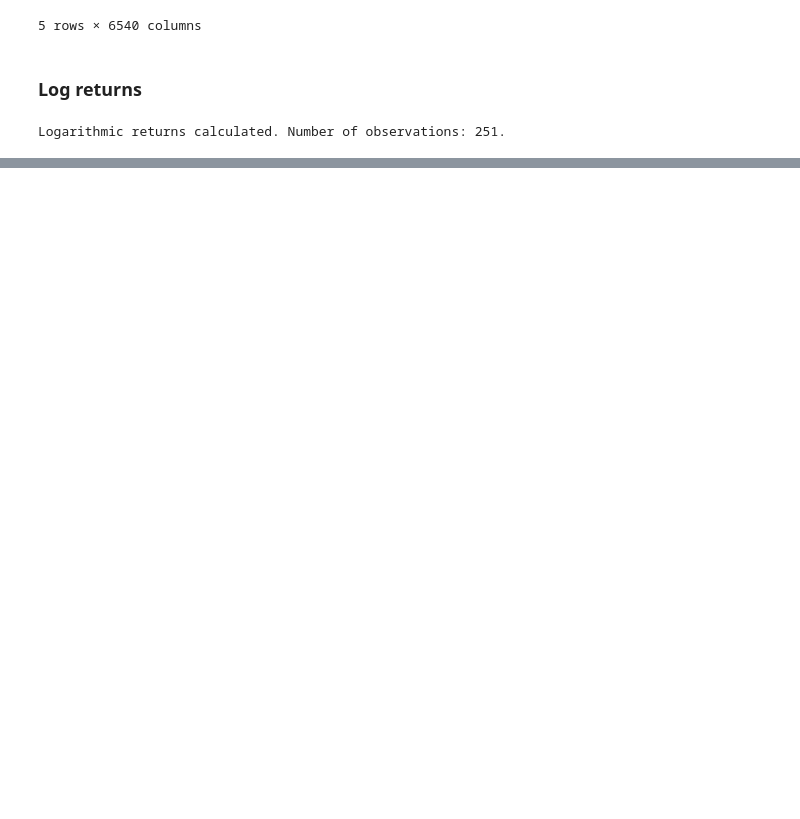
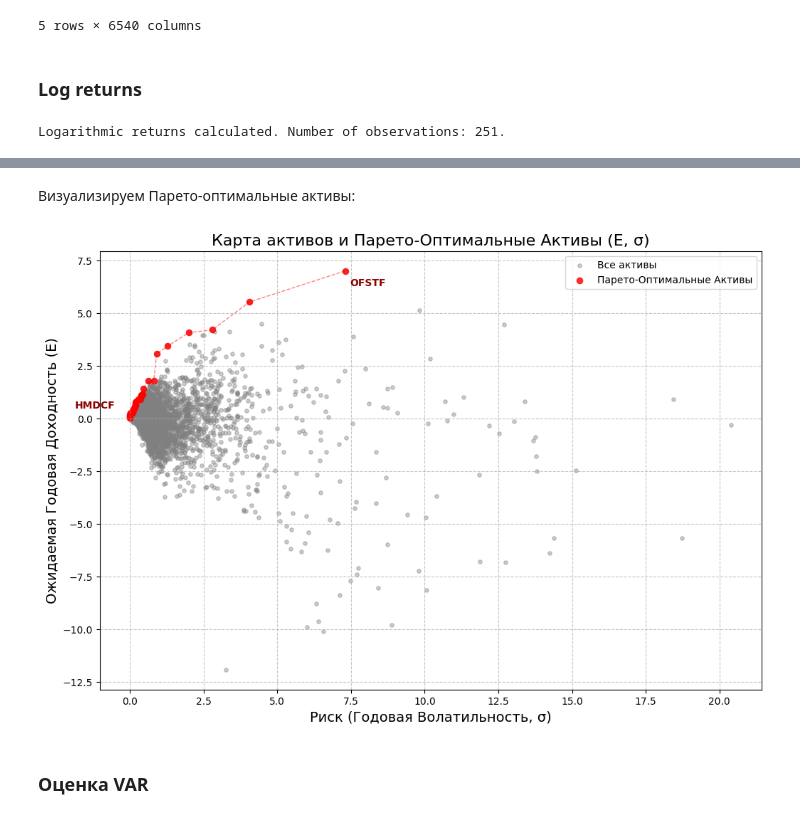
Before and after one commit to theMagusDev/NASDAQ-risk-return-analisys, a Jupyter notebook: static_analisys.ipynb, the cells around one changed output, grey strips where cells are left out. Drawn from its saved outputs; the diff is of its cells as text; code cells hidden in the pictures; blank space fills up the shorter version.

Commit message:
Add points 1-5 solution

```diff
--- a/static_analisys.ipynb
+++ b/static_analisys.ipynb
@@ -38,0 +144,65 @@ Logarithmic returns calculated. Number of observations: 251.
+# %% [markdown]
+Визуализируем Парето-оптимальные активы:
+# %%
+plt.figure(figsize=(12, 8))
+
+plt.scatter(
+    asset_metrics['Risk (sigma)'],
+    asset_metrics['Expected Return (mu)'],
+    alpha=0.4,
+    s=15,
+    color='gray',
+    label='Все активы'
+)
+
+plt.scatter(
+    pareto_df['Risk (sigma)'],
+    pareto_df['Expected Return (mu)'],
+    alpha=0.8,
+    s=35,
+    color='red',
+    label='Парето-Оптимальные Активы'
+)
+
+plt.plot(
+    pareto_df['Risk (sigma)'],
+    pareto_df['Expected Return (mu)'],
+    color='red',
+    linestyle='--',
+    linewidth=1,
+    alpha=0.5
+)
+
+min_risk_asset = pareto_df.iloc[0]
+max_return_asset = pareto_df.sort_values(by='Expected Return (mu)', ascending=False).iloc[0]
+
+plt.annotate(
+    min_risk_asset.name,
+    (min_risk_asset['Risk (sigma)'], min_risk_asset['Expected Return (mu)']),
+    textcoords="offset points",
+    xytext=(-15, 10),
+    ha='right',
+    color='darkred',
+    fontweight='bold'
+)
+plt.annotate(
+    max_return_asset.name,
+    (max_return_asset['Risk (sigma)'], max_return_asset['Expected Return (mu)']),
+    textcoords="offset points",
+    xytext=(5, -15),
+    ha='left',
+    color='darkred',
+    fontweight='bold'
+)
+
+
+plt.title('Карта активов и Парето-Оптимальные Активы (E, σ)', fontsize=16)
+plt.xlabel('Риск (Годовая Волатильность, σ)', fontsize=14)
+plt.ylabel('Ожидаемая Годовая Доходность (E)', fontsize=14)
+plt.grid(True, linestyle='--', alpha=0.7)
+plt.legend()
+plt.show()
+# %% [output]
+[figure, added]
+# %% [markdown]
+### Оценка VAR
```
Also changed, not shown: parts of 13 cells of this notebook.
